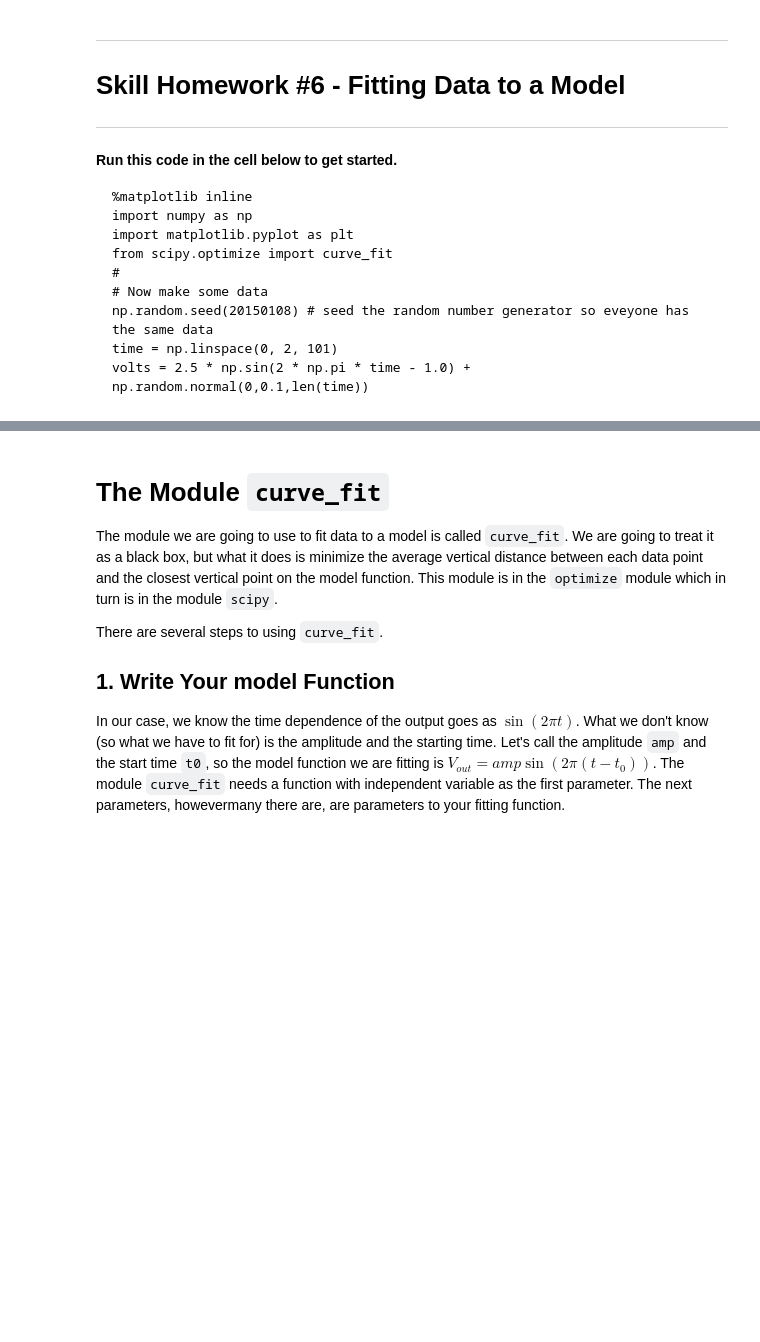
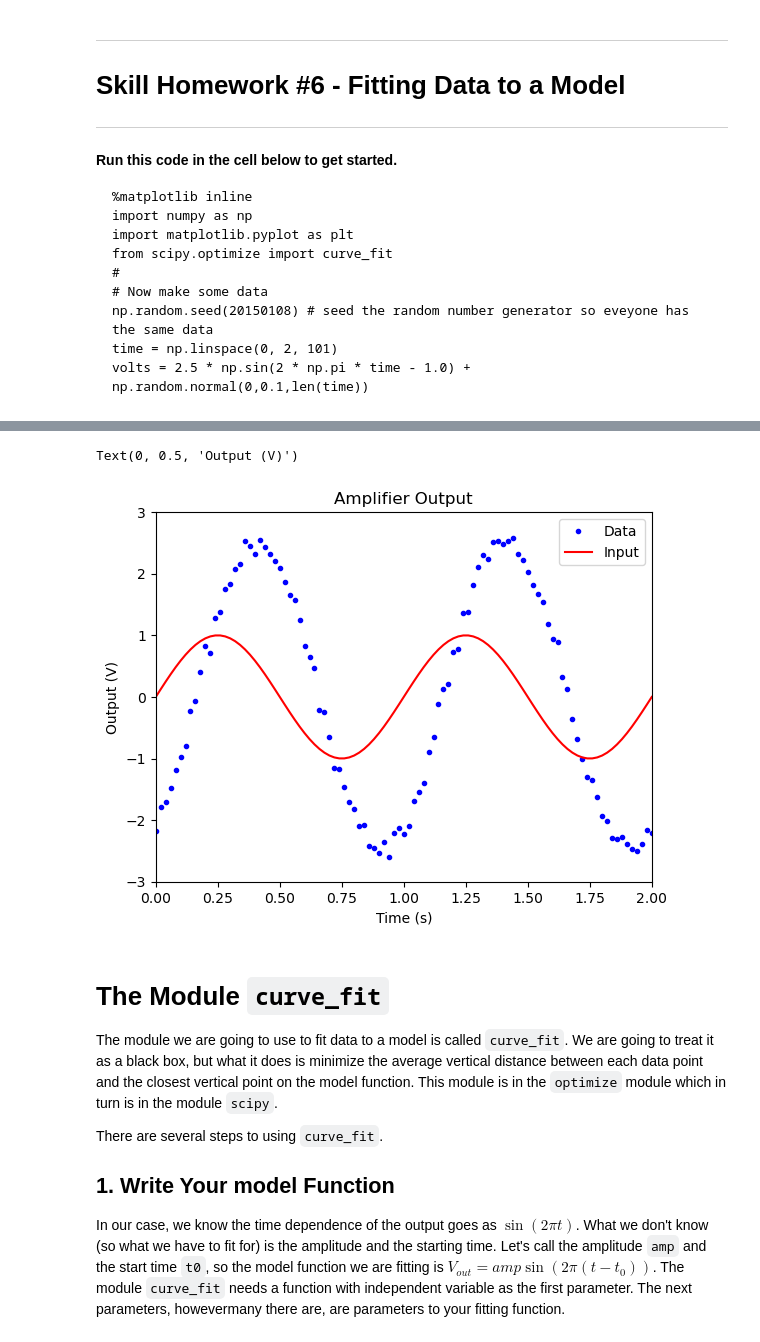
Before and after one commit to DuquesneAtomicPhysics/PythonJupyterSkills, a Jupyter notebook: Skill-06-Fitting-Data-Student.ipynb, the cells around one changed output, grey strips where cells are left out. Drawn from its saved outputs; the diff is of its cells as text; code cells hidden in the pictures; blank space fills up the shorter version.

```diff
--- a/Skill-06-Fitting-Data-Student.ipynb
+++ b/Skill-06-Fitting-Data-Student.ipynb
@@ -34,6 +34,21 @@ You almost **always** want to start your data analysis by plotting your data, so
 ![First Plot](Skill-06a.png)
 
 ** Plot the data in array `volts` and create the array for `input`.  **
+# %%
+input = np.sin(2 * np.pi * time)
+fig = plt.figure()
+ax = fig.add_subplot(111)
+pl1 = ax.plot(time, volts, '.b', label="Data")
+pl2 = ax.plot(time, input, 'r', label="Input")
+ax.set_xlim(0,2)
+ax.set_ylim(-3,3)
+ax.legend()
+ax.set_title("Amplifier Output")
+ax.set_xlabel("Time (s)")
+ax.set_ylabel("Output (V)")
+# %% [output]
+Text(0, 0.5, 'Output (V)')
+[figure, added]
 # %% [markdown]
 # The Module `curve_fit`
 The module we are going to use to fit data to a model is called `curve_fit`. We are going to treat it as a black box, but what it does is minimize the average vertical distance between each data point and the closest vertical point on the model function. This module is in the `optimize` module which in turn is in the module `scipy`.
```
Also changed, not shown: parts of 9 cells of this notebook.
